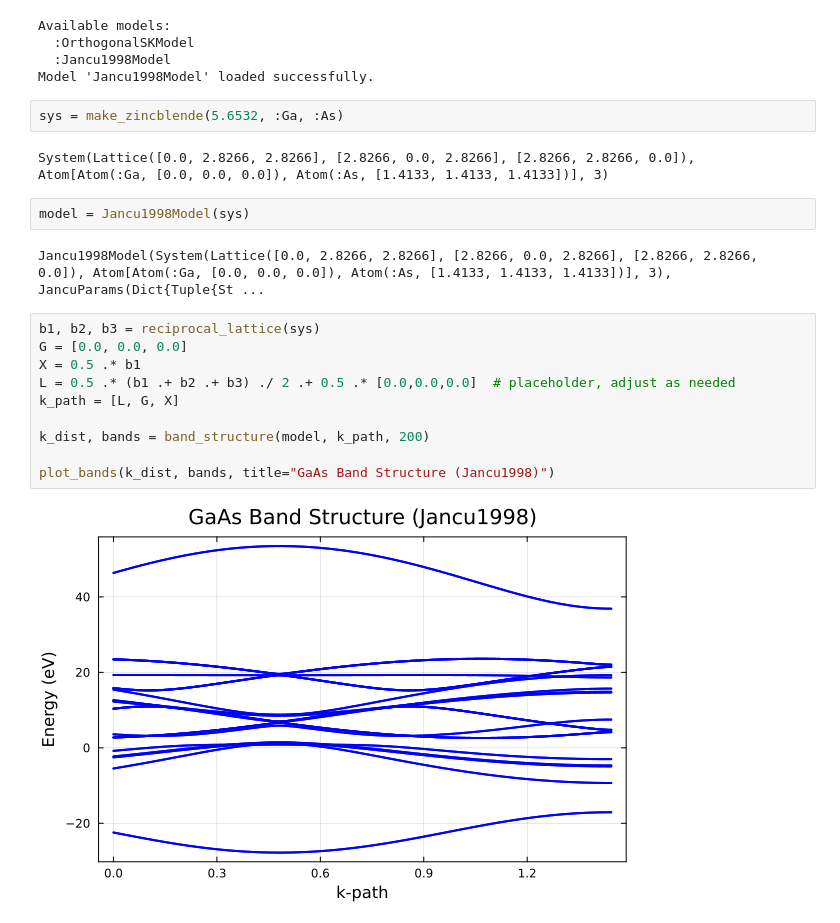
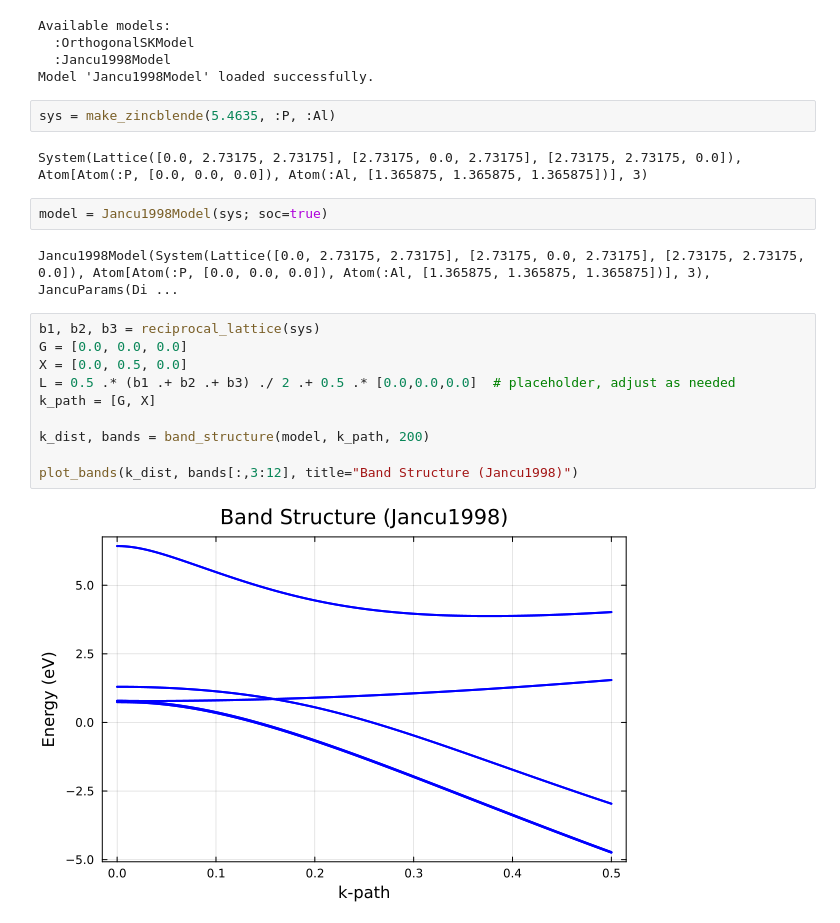
Before and after one commit to Luanium/ETBFW, a Jupyter notebook: play.ipynb, the cells around one changed output. Cells and saved outputs as stored; diff of their text form.

```diff
--- a/play.ipynb
+++ b/play.ipynb
@@ -189,22 +189,22 @@ Available models:
   :Jancu1998Model
 Model 'Jancu1998Model' loaded successfully.
 # %%
-sys = make_zincblende(5.6532, :Ga, :As)
+sys = make_zincblende(5.4635, :P, :Al)
 # %% [output]
-System(Lattice([0.0, 2.8266, 2.8266], [2.8266, 0.0, 2.8266], [2.8266, 2.8266, 0.0]), Atom[Atom(:Ga, [0.0, 0.0, 0.0]), Atom(:As, [1.4133, 1.4133, 1.4133])], 3)
+System(Lattice([0.0, 2.73175, 2.73175], [2.73175, 0.0, 2.73175], [2.73175, 2.73175, 0.0]), Atom[Atom(:P, [0.0, 0.0, 0.0]), Atom(:Al, [1.365875, 1.365875, 1.365875])], 3)
 # %%
-model = Jancu1998Model(sys)
+model = Jancu1998Model(sys; soc=true)
 # %% [output]
-Jancu1998Model(System(Lattice([0.0, 2.8266, 2.8266], [2.8266, 0.0, 2.8266], [2.8266, 2.8266, 0.0]), Atom[Atom(:Ga, [0.0, 0.0, 0.0]), Atom(:As, [1.4133, 1.4133, 1.4133])], 3), JancuParams(Dict{Tuple{St ...
+Jancu1998Model(System(Lattice([0.0, 2.73175, 2.73175], [2.73175, 0.0, 2.73175], [2.73175, 2.73175, 0.0]), Atom[Atom(:P, [0.0, 0.0, 0.0]), Atom(:Al, [1.365875, 1.365875, 1.365875])], 3), JancuParams(Di ...
 # %%
 b1, b2, b3 = reciprocal_lattice(sys)
 G = [0.0, 0.0, 0.0]
-X = 0.5 .* b1
+X = [0.0, 0.5, 0.0]
 L = 0.5 .* (b1 .+ b2 .+ b3) ./ 2 .+ 0.5 .* [0.0,0.0,0.0]  # placeholder, adjust as needed
-k_path = [L, G, X]
+k_path = [G, X]
 
 k_dist, bands = band_structure(model, k_path, 200)
 
-plot_bands(k_dist, bands, title="GaAs Band Structure (Jancu1998)")
+plot_bands(k_dist, bands[:,3:12], title="Band Structure (Jancu1998)")
 # %% [output]
-[figure, old version]
+[figure, new version]
```
Also changed, not shown: parts of 2 cells of this notebook, 3 other files.
